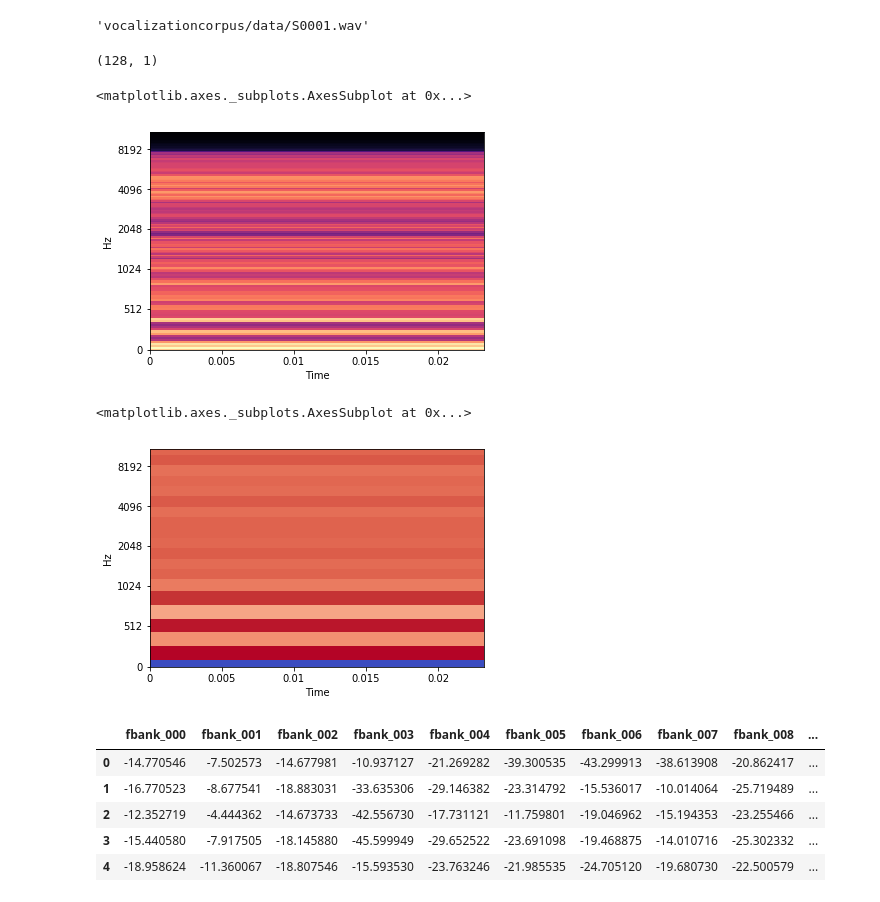
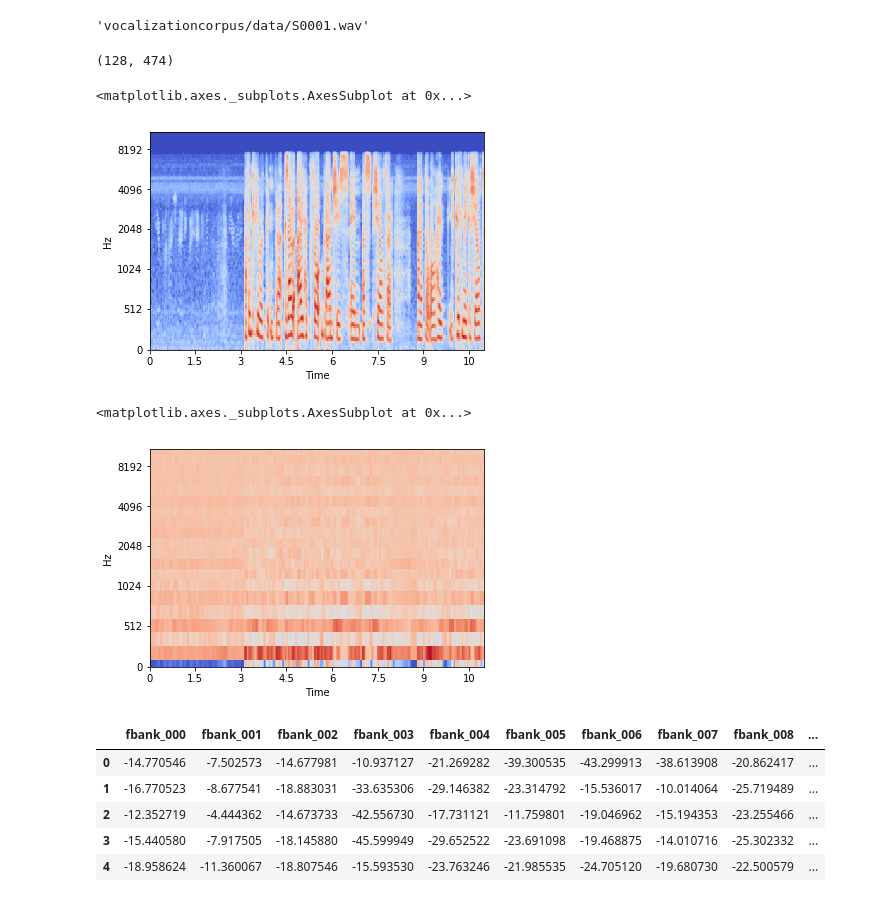
Before and after one commit to maxkvant/speech-ml-hw, a Jupyter notebook: 2/homework/main.ipynb, the cells around one changed output. Cells and saved outputs as stored; diff of their text form; code cells hidden in the pictures.

```diff
--- a/2/homework/main.ipynb
+++ b/2/homework/main.ipynb
@@ -19,22 +23,22 @@ audio_file
 'vocalizationcorpus/data/S0001.wav'
 # %%
 y, sr = librosa.load(audio_file)
-S = librosa.feature.melspectrogram(y[:int(sr * 0.01)], sr)
+S = librosa.feature.melspectrogram(y, sr)
 S = librosa.power_to_db(S)
 
 print(S.shape)
 librosa.display.specshow(S, sr=sr, x_axis='time', y_axis='mel')
 # %% [output]
-(128, 1)
+(128, 474)
 <matplotlib.axes._subplots.AxesSubplot at 0x...>
-[figure, old version]
+[figure, new version]
 # %%
 y, sr = librosa.load(audio_file)
-S = librosa.feature.mfcc(y[:int(sr * 0.01)], sr)
+S = librosa.feature.mfcc(y, sr)
 librosa.display.specshow(S, sr=sr, x_axis='time', y_axis='mel')
 # %% [output]
 <matplotlib.axes._subplots.AxesSubplot at 0x...>
-[figure, old version]
+[figure, new version]
 # %%
 extractor = LibrosaExtractor()
 extractor.extract_features(audio_file).head()
```
Also changed, not shown: parts of 28 cells of this notebook, 2 other files.
